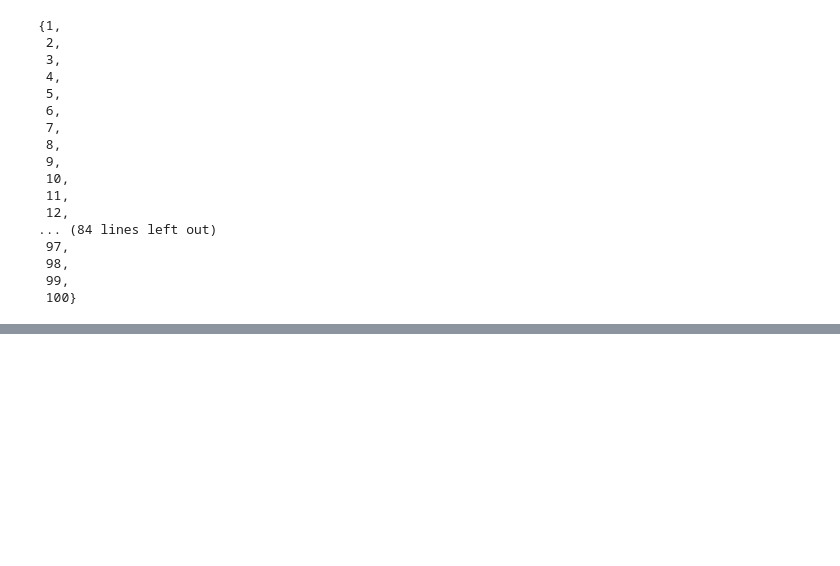
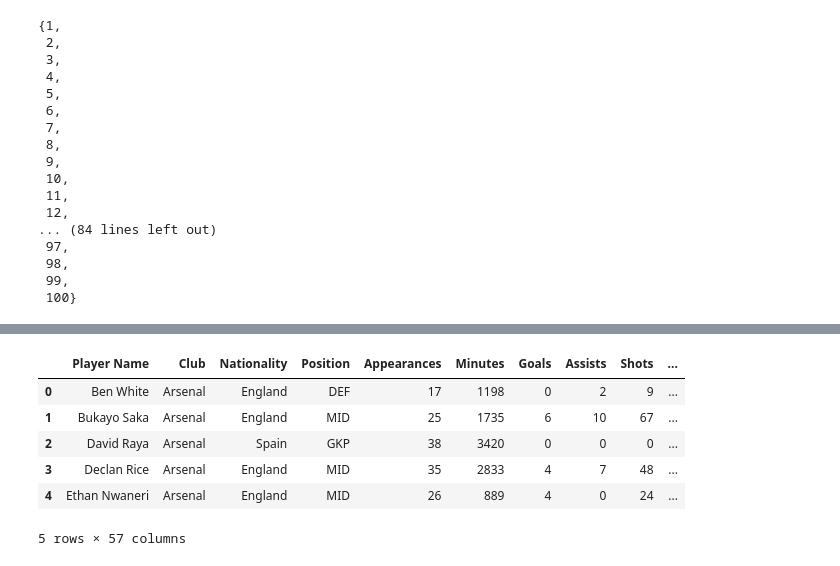
Before and after one commit to MarwaBrian/MockPhase1, a Jupyter notebook: statistics/stats.ipynb, the cells around one changed output, grey strips where cells are left out. Cells and saved outputs as stored; diff of their text form; code cells hidden in the pictures; blank space fills up the shorter version.

```diff
--- a/statistics/stats.ipynb
+++ b/statistics/stats.ipynb
@@ -110,0 +138,7 @@ universal_set
+# %%
+import pandas as pd
+import numpy as np
+
+
+data = pd.read_csv('../project1\epl_player_stats_24_25.csv')
+data.info()
@@ -110,0 +163,10 @@ universal_set
+# %%
+data.head()
+# %% [output]
+|  | Player Name | Club | Nationality | Position | Appearances | Minutes | Goals | Assists | Shots | ... |
+| 0 | Ben White | Arsenal | England | DEF | 17 | 1198 | 0 | 2 | 9 | ... |
+| 1 | Bukayo Saka | Arsenal | England | MID | 25 | 1735 | 6 | 10 | 67 | ... |
+| 2 | David Raya | Arsenal | Spain | GKP | 38 | 3420 | 0 | 0 | 0 | ... |
+| 3 | Declan Rice | Arsenal | England | MID | 35 | 2833 | 4 | 7 | 48 | ... |
+| 4 | Ethan Nwaneri | Arsenal | England | MID | 26 | 889 | 4 | 0 | 24 | ... |
+5 rows × 57 columns
```
Also changed, not shown: parts of 15 cells of this notebook.
